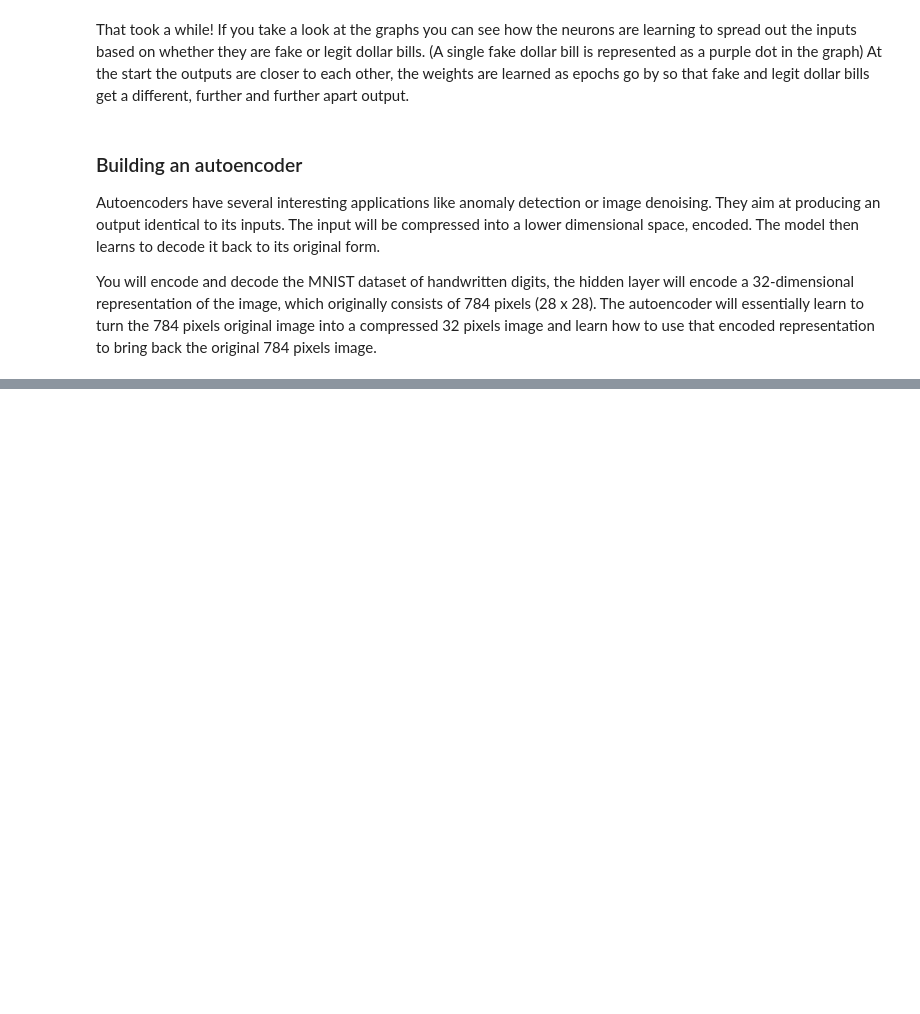
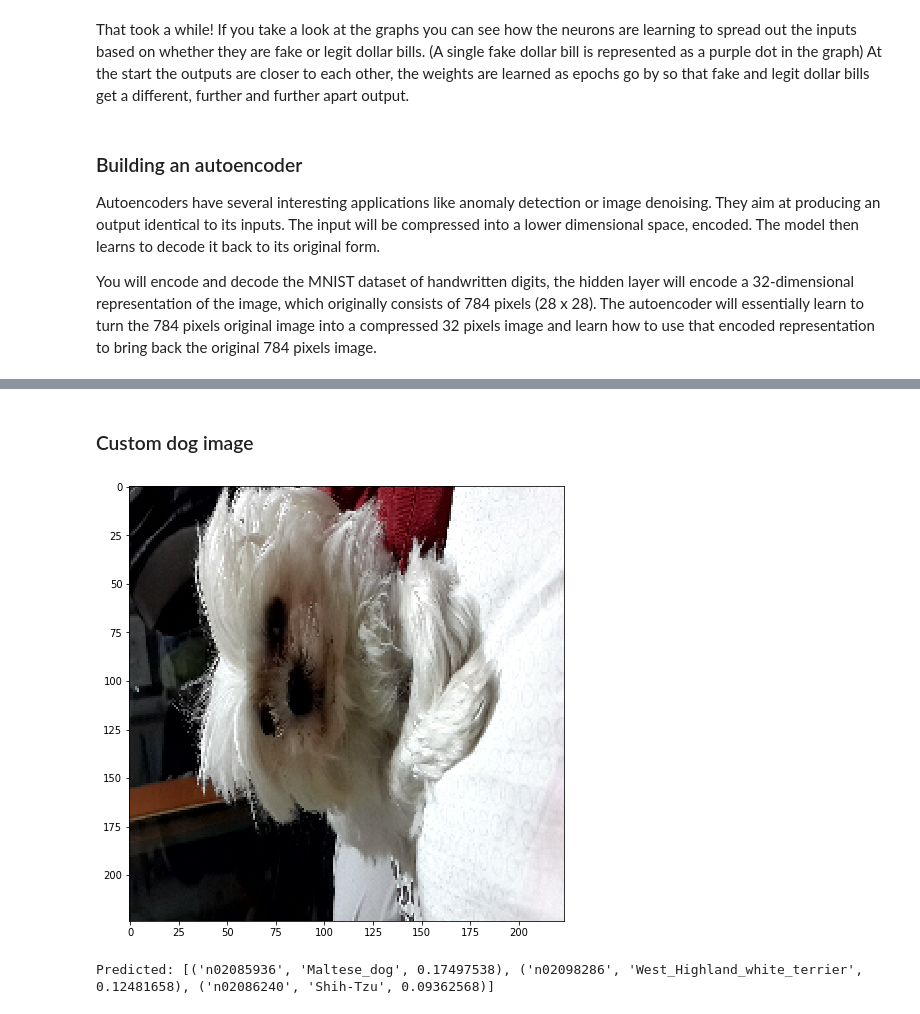
Before and after one commit to goodboychan/datacamp_repo, a Jupyter notebook: Introduction.to.Deep.Learning.with.Keras/Advanced-Model-Architectures.ipynb, the cells around one changed output, grey strips where cells are left out. Drawn from its saved outputs; the diff is of its cells as text; code cells hidden in the pictures; blank space fills up the shorter version.

```diff
--- a/Introduction.to.Deep.Learning.with.Keras/Advanced-Model-Architectures.ipynb
+++ b/Introduction.to.Deep.Learning.with.Keras/Advanced-Model-Architectures.ipynb
@@ -316,0 +396,15 @@ encoder = tf.keras.models.Model(input_img, encoded)
+# %%
+from tensorflow.keras.preprocessing import image
+from tensorflow.keras.applications.resnet50 import preprocess_input
+
+# Load the image with the right target size for your model
+img = image.load_img('./dataset/dog.png', target_size=(224, 224))
+
+# Turn it into an array
+img_array = image.img_to_array(img)
+
+# Expand the dimensions of the image, this is so that it fits the expected model input format
+img_expanded = np.expand_dims(img_array, axis=0)
+
+# Pre-process the img in the same way original images were
+img_ready = preprocess_input(img_expanded)
@@ -316,0 +432,19 @@ encoder = tf.keras.models.Model(input_img, encoded)
+# %% [markdown]
+### Custom dog image
+# %%
+# Load the image with the right target size for your model
+img = image.load_img('./dataset/grace.jpg', target_size=(224, 224))
+img_array = image.img_to_array(img)
+img_expanded = np.expand_dims(img_array, axis=0)
+img_ready = preprocess_input(img_expanded)
+plt.imshow(img);
+# %% [output]
+[figure, added]
+# %%
+# Predict with ResNet50 on your already processed img
+preds = model.predict(img_ready)
+
+# Decode the first 3 predictions
+print('Predicted:', decode_predictions(preds, top=3)[0])
+# %% [output]
+Predicted: [('n02085936', 'Maltese_dog', 0.17497538), ('n02098286', 'West_Highland_white_terrier', 0.12481658), ('n02086240', 'Shih-Tzu', 0.09362568)]
```
Also changed, not shown: parts of 41 cells of this notebook, 8 other files.
